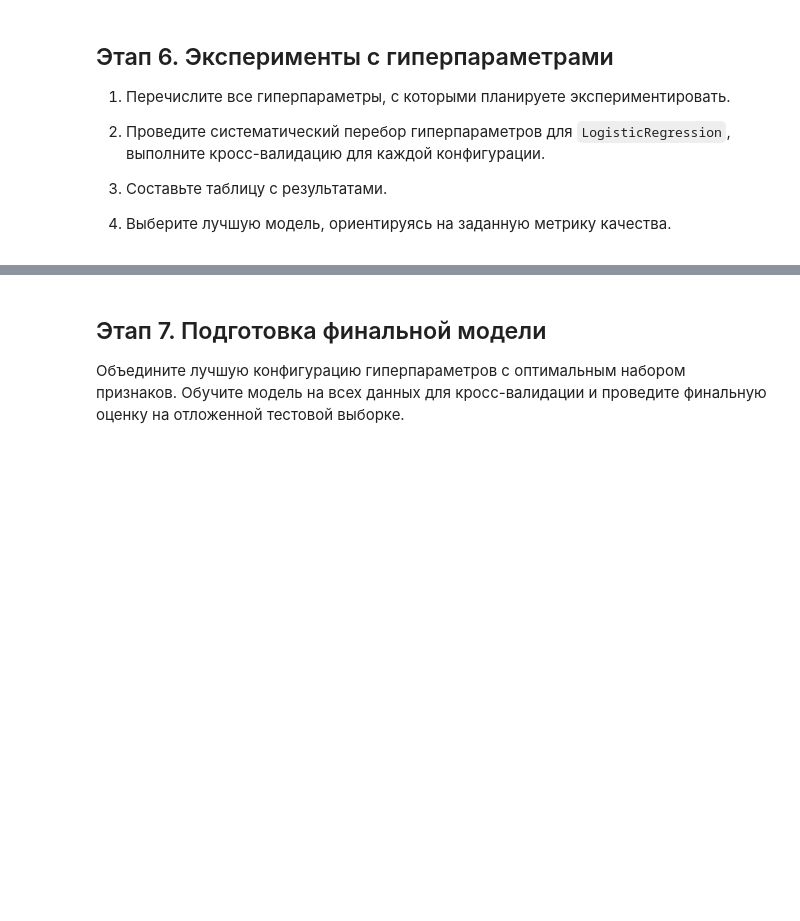
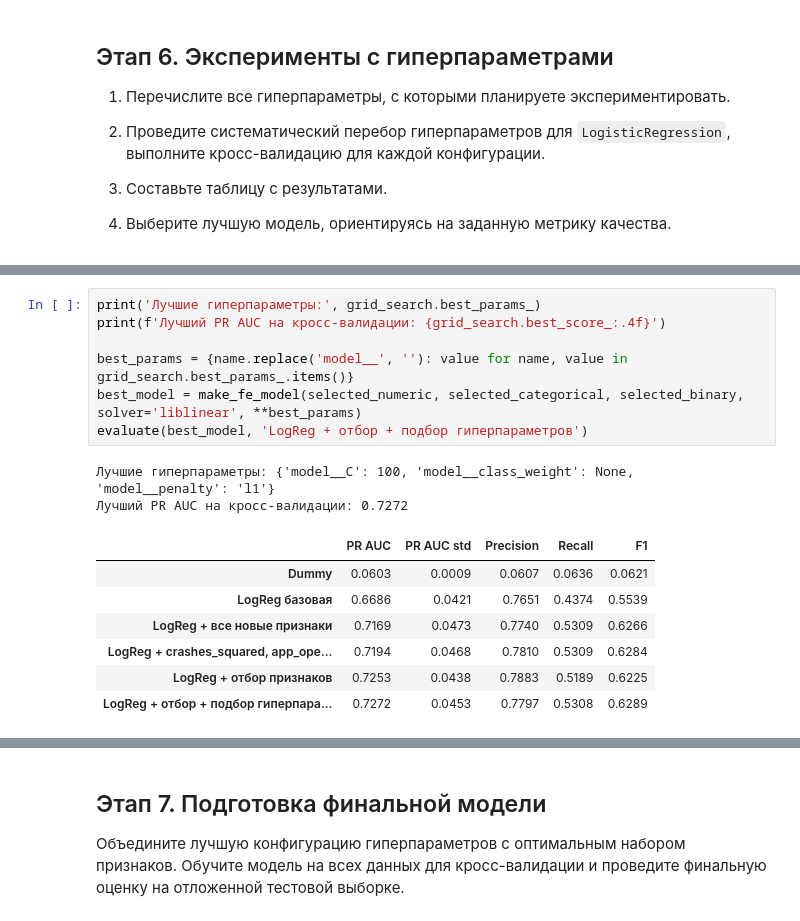
Before and after one commit to dontroublo/delivery-coffee, a Jupyter notebook: coffee_churn.ipynb, the cells around one changed output, grey strips where cells are left out. Drawn from its saved outputs; the diff is of its cells as text; blank space fills up the shorter version.

```diff
--- a/coffee_churn.ipynb
+++ b/coffee_churn.ipynb
@@ -822,0 +883,17 @@ print('Итоговые бинарные признаки:', selected_binary)
+# %%
+print('Лучшие гиперпараметры:', grid_search.best_params_)
+print(f'Лучший PR AUC на кросс-валидации: {grid_search.best_score_:.4f}')
+
+best_params = {name.replace('model__', ''): value for name, value in grid_search.best_params_.items()}
+best_model = make_fe_model(selected_numeric, selected_categorical, selected_binary, solver='liblinear', **best_params)
+evaluate(best_model, 'LogReg + отбор + подбор гиперпараметров')
+# %% [output]
+Лучшие гиперпараметры: {'model__C': 100, 'model__class_weight': None, 'model__penalty': 'l1'}
+Лучший PR AUC на кросс-валидации: 0.7272
+|  | PR AUC | PR AUC std | Precision | Recall | F1 |
+| Dummy | 0.0603 | 0.0009 | 0.0607 | 0.0636 | 0.0621 |
+| LogReg базовая | 0.6686 | 0.0421 | 0.7651 | 0.4374 | 0.5539 |
+| LogReg + все новые признаки | 0.7169 | 0.0473 | 0.7740 | 0.5309 | 0.6266 |
+| LogReg + crashes_squared, app_ope... | 0.7194 | 0.0468 | 0.7810 | 0.5309 | 0.6284 |
+| LogReg + отбор признаков | 0.7253 | 0.0438 | 0.7883 | 0.5189 | 0.6225 |
+| LogReg + отбор + подбор гиперпара... | 0.7272 | 0.0453 | 0.7797 | 0.5308 | 0.6289 |
```
Also changed, not shown: parts of 4 cells of this notebook.
